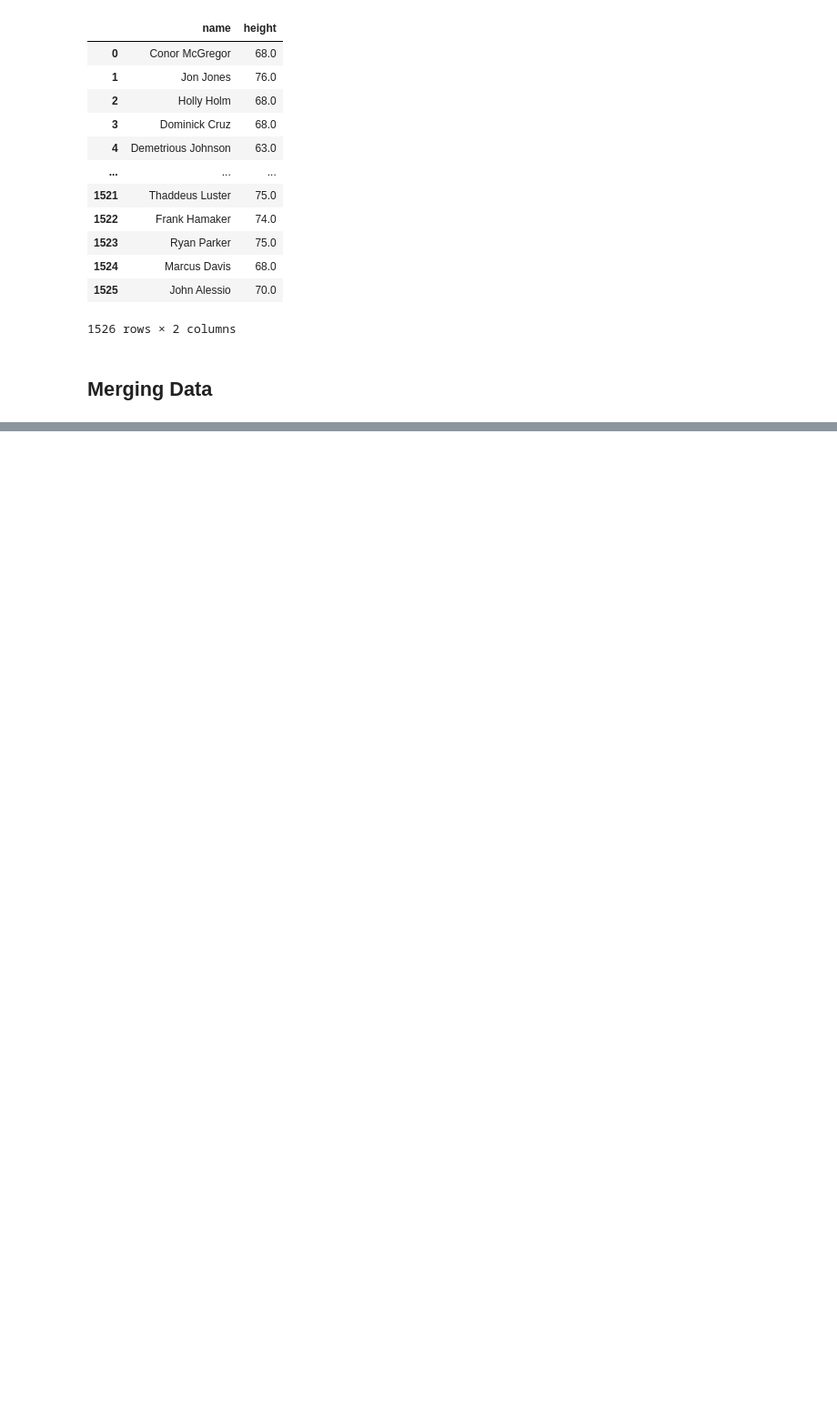
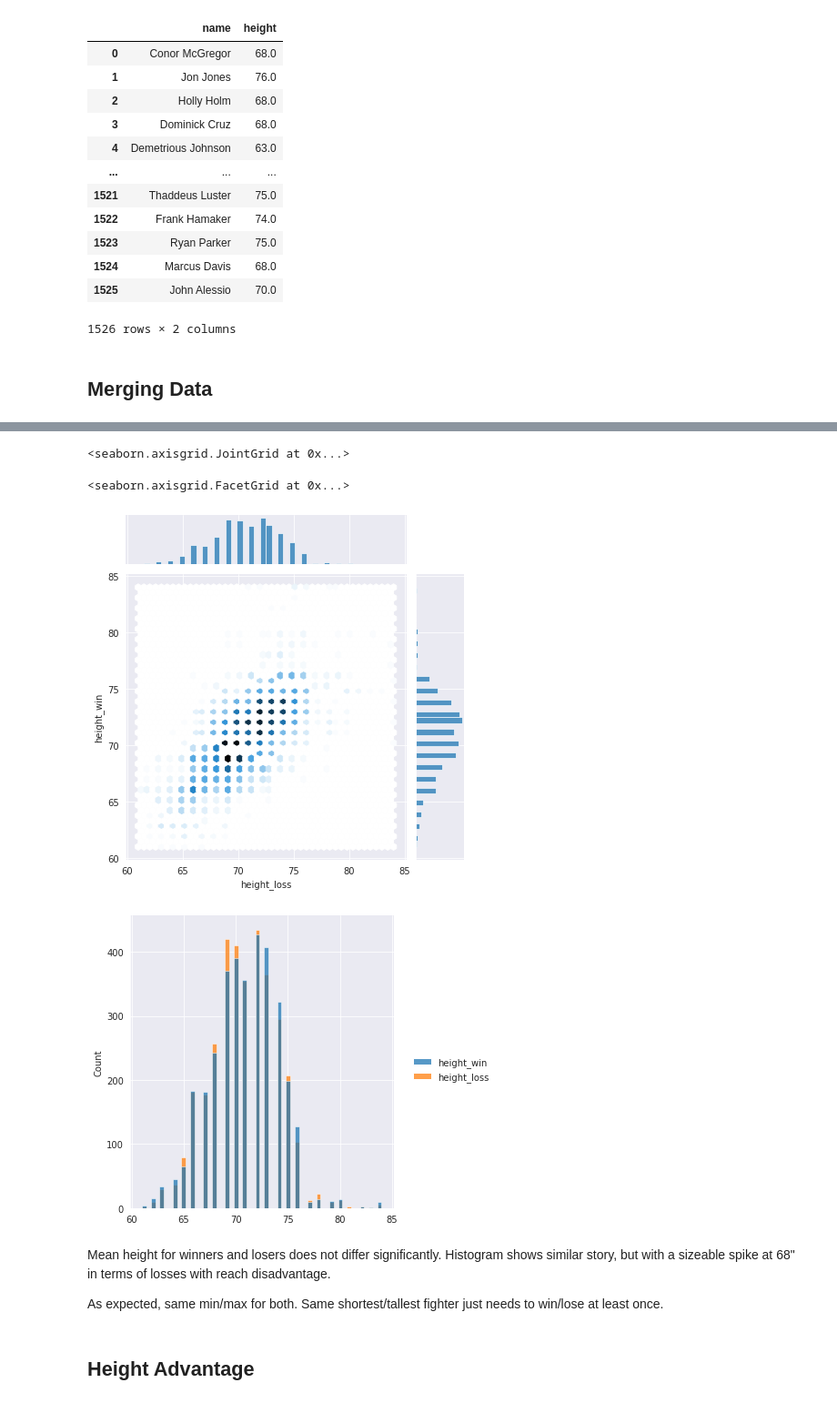
Before and after one commit to T0W3L/UFC_Height, a Jupyter notebook: test_project_1.ipynb, the cells around one changed output, grey strips where cells are left out. Shown at 91% size. Cells and saved outputs as stored; diff of their text form; code cells hidden in the pictures; blank space fills up the shorter version.

```diff
--- a/test_project_1.ipynb
+++ b/test_project_1.ipynb
@@ -2,8 +2,18 @@
 ## Importing Data and Libraries
 # %%
 import numpy as np
+import pandas as pd
+import seaborn as sns
+import plotly.express as px
+import matplotlib.pyplot as plt
 
-import pandas as pd
 
 from pandas import DataFrame, Series
+from scipy import stats
+
+sns.set_style(style='darkgrid')
+%matplotlib inline
+
+## Importing libraries.
+## Setting seaborn theme.
 # %%
@@ -47,0 +129,19 @@ NameError: name 'pd' is not defined
+# %%
+display(sns.jointplot(height_loss,height_win,kind = 'hex'),sns.displot(data = merged_fights[['height_win','height_loss']]))
+
+## Seaborn jointplot and displot.
+## In order to focus on height, must use
+## merged_fights[['height_win','height_loss']]
+## to reference specific subset.
+# %% [output]
+<seaborn.axisgrid.JointGrid at 0x...>
+<seaborn.axisgrid.FacetGrid at 0x...>
+[figure, added]
+[figure, added]
+# %% [markdown]
+Mean height for winners and losers does not differ significantly.
+Histogram shows similar story, but with a sizeable spike at 68" in terms of losses with reach disadvantage.
+
+As expected, same min/max for both. Same shortest/tallest fighter just needs to win/lose at least once.
+# %% [markdown]
+## Height Advantage
```
Also changed, not shown: parts of 13 cells of this notebook, 2 other files.
